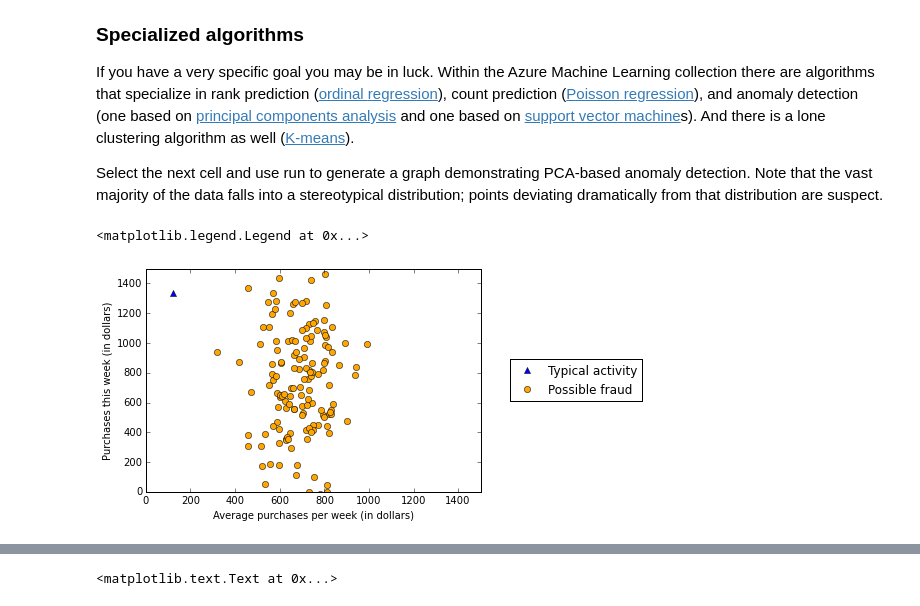
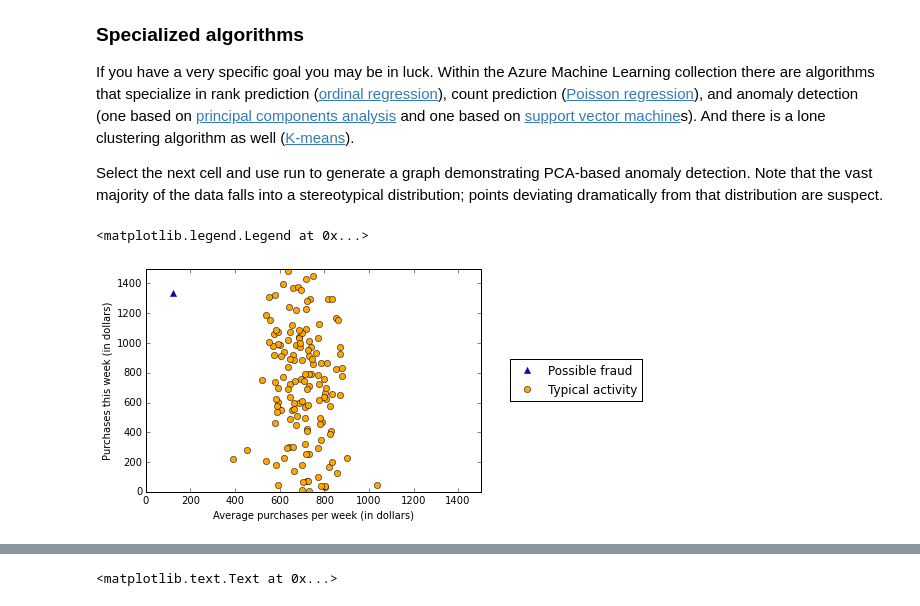
Before and after one commit to Blackmist/jupyterstuff, a Jupyter notebook: machine-learning-algorithm-choice.ipynb, the cells around one changed output, grey strips where cells are left out. Drawn from its saved outputs; the diff is of its cells as text; code cells hidden in the pictures.

Commit message:
images

```diff
--- a/machine-learning-algorithm-choice.ipynb
+++ b/machine-learning-algorithm-choice.ipynb
@@ -631,29 +639,29 @@ that distribution are suspect.
 # %%
 """
 Illustrate anomaly detection using Principal Components Analysis.
 Compare the total purchases a customer makes in a given week to
 the total purchases they make in an average week. Typical activity falls
 within a stereotypical ellipse. Anomalous activity falls far outside that ellipse.
 """
 # The number of typical and anomolous purchases.
 N_1 = 150
 N_2 = 1
 # The Normally distributed purchases for this week and for an average week.
 this_week_1 = np.random.normal(loc=700., scale=400., size=N_1)
 this_week_2 = np.random.normal(loc=1340., scale=4., size=N_2)
 avg_1 = np.random.normal(loc=700., scale=100., size=N_1)
 avg_2 = np.random.normal(loc=120., scale=4., size=N_2)
 
 ax = plt.figure(8)
 plt.plot(avg_2, this_week_2, color='blue', marker='^', linewidth=0.)
 plt.plot(avg_1, this_week_1, color='orange', marker='o', linewidth=0.)
 plt.xlim((0., 1500.))
 plt.ylim((0., 1500.))
 plt.xlabel('Average purchases per week (in dollars)')
 plt.ylabel('Purchases this week (in dollars)')
-plt.legend(['Typical activity', 'Possible fraud'],
+plt.legend(['Possible fraud', 'Typical activity'],
            loc = 'center right', bbox_to_anchor = (1.5, 0.5), numpoints = 1)
 # %% [output]
 <matplotlib.legend.Legend at 0x...>
-[figure, old version]
+[figure, new version]
 # %% [markdown]
```
Also changed, not shown: parts of 4 cells of this notebook, 3 other files.
